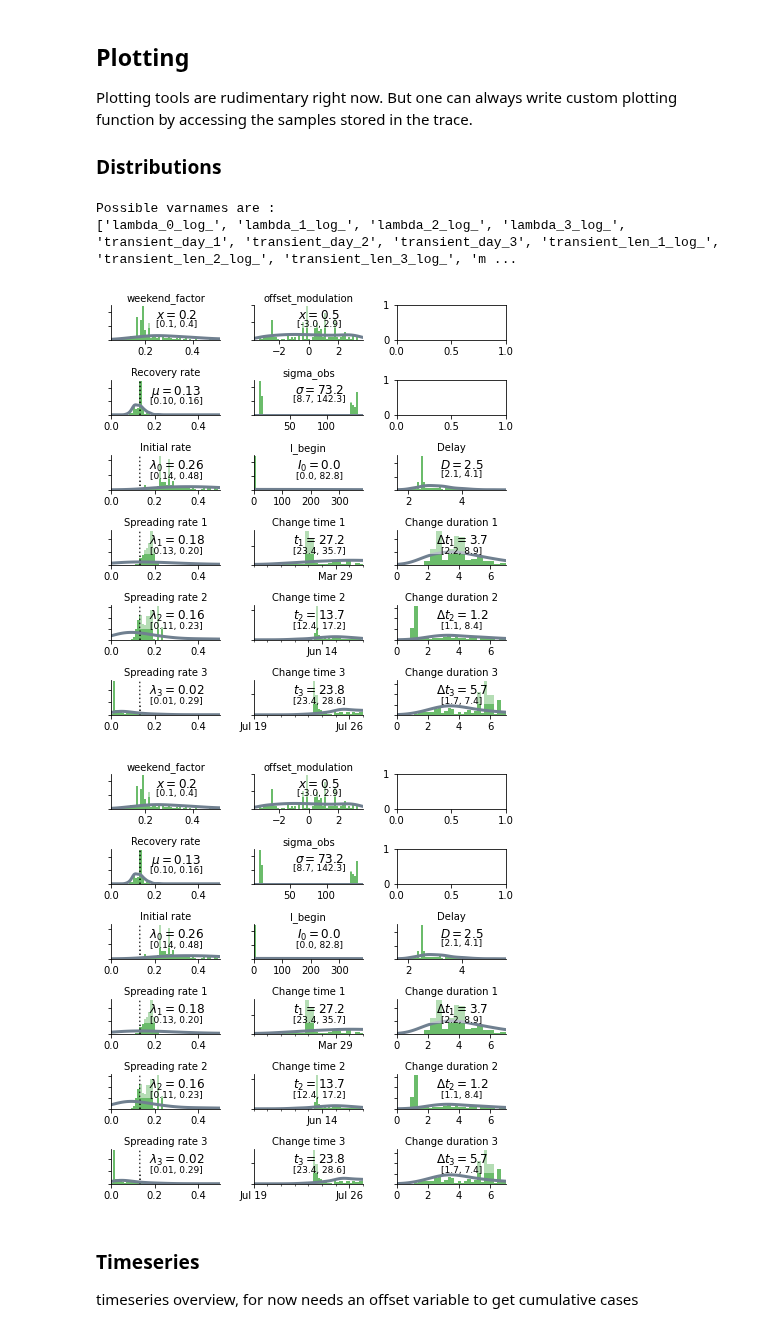
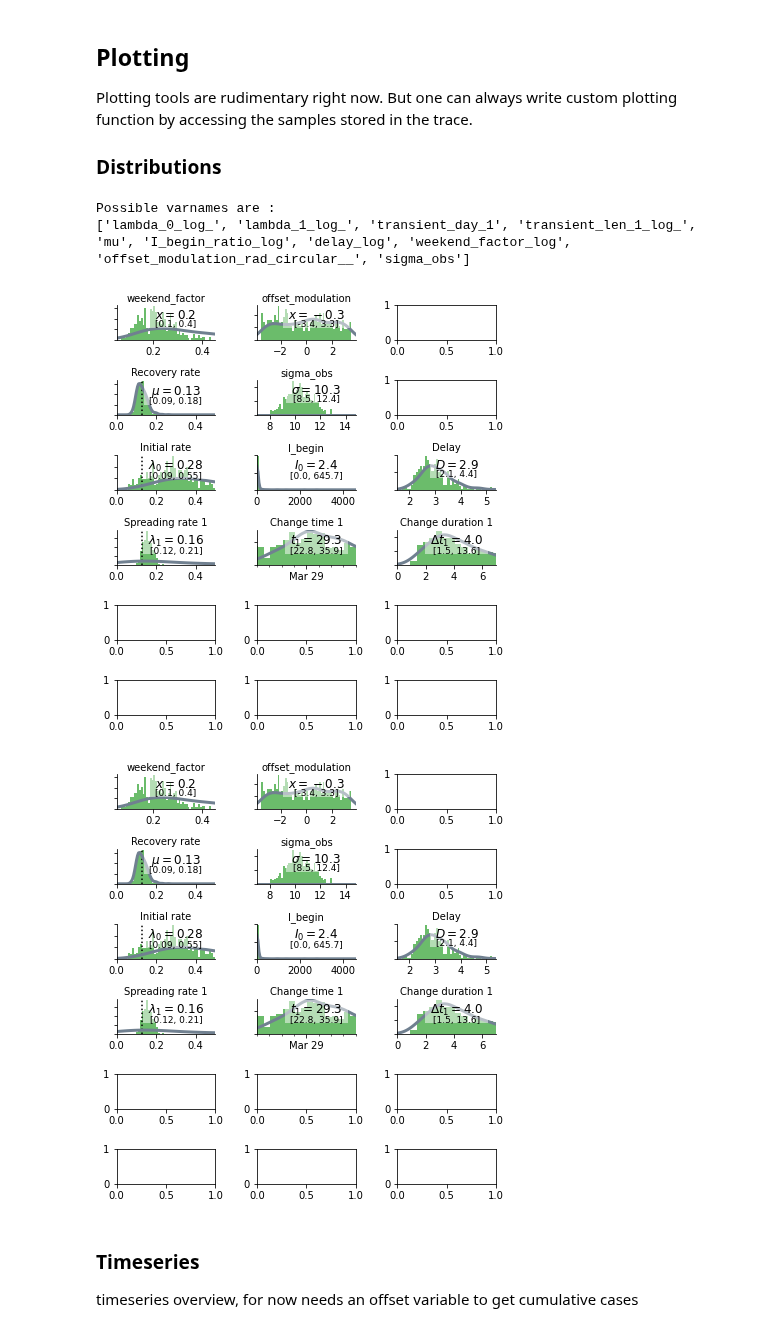
Before and after one commit to Patrick5455/Change-Point-Analysis-of-Covid19-Bayesian-Inference-SIR-SEIR-Modelling, a Jupyter notebook: dependencies/covid19_inference-master/scripts/interactive/example_one_bundesland.ipynb, the cells around one changed output. Cells and saved outputs as stored; diff of their text form; code cells hidden in the pictures.

```diff
--- a/dependencies/covid19_inference-master/scripts/interactive/example_one_bundesland.ipynb
+++ b/dependencies/covid19_inference-master/scripts/interactive/example_one_bundesland.ipynb
@@ -196,12 +219,12 @@ validation_data = working_data["2020-07-25":]
 # %%
 diff_data_sim = 16  # should be significantly larger than the expected delay, in
 # order to always fit the same number of data points.
-num_days_forecast = 7
+num_days_forecast = 8
 # %%
 # We set the priors for the changepoints here
-prior_date_mild_dist_begin = datetime.datetime(2020, 3, 16)
-prior_date_strong_dist_begin = datetime.datetime(2020, 6, 17)
-prior_date_contact_ban_begin = datetime.datetime(2020, 7, 19)
+prior_date_mild_dist_begin = datetime.datetime(2020, 3, 30) # partial lockdown
+# prior_date_strong_dist_begin = datetime.datetime(2020, 6, 17)
+# prior_date_contact_ban_begin = datetime.datetime(2020, 7, 19)
 # %%
 change_points = [
     dict(
@@ -210,18 +233,18 @@ change_points = [
         pr_median_lambda=0.2,
         pr_sigma_lambda=1,
     ),
-    dict(
-        pr_mean_date_transient=prior_date_strong_dist_begin,
-        pr_sigma_date_transient=1.5,
-        pr_median_lambda=1 / 8,
-        pr_sigma_lambda=1,
-    ),
-    dict(
-        pr_mean_date_transient=prior_date_contact_ban_begin,
-        pr_sigma_date_transient=1.5,
-        pr_median_lambda=1 / 8 / 2,
-        pr_sigma_lambda=1,
-    ),
+    # dict(
+    #     pr_mean_date_transient=prior_date_strong_dist_begin,
+    #     pr_sigma_date_transient=1.5,
+    #     pr_median_lambda=1 / 8,
+    #     pr_sigma_lambda=1,
+    # ),
+    # dict(
+    #     pr_mean_date_transient=prior_date_contact_ban_begin,
+    #     pr_sigma_date_transient=1.5,
+    #     pr_median_lambda=1 / 8 / 2,
+    #     pr_sigma_lambda=1,
+    # ),
 ]
 # %% [markdown]
 
@@ -366,37 +390,37 @@ by accessing the samples stored in the trace.
 # %%
 fig, axes = plt.subplots(6, 3, figsize=(6, 6.4));
 varnames = this_model.untransformed_freeRVs
 print("Possible varnames are :")
 print(varnames)
 for i, key in enumerate(
     # left column
-    ["weekend_factor", "mu", "lambda_0", "lambda_1", "lambda_2", "lambda_3"]
+    ["weekend_factor", "mu", "lambda_0", "lambda_1"] #"lambda_2", "lambda_3"]
 ):
     cov19.plot._distribution(this_model, model1, key, ax=axes[i, 0]) #replcae trace with model1
 for i, key in enumerate(
     # mid column
     [
         "offset_modulation",
         "sigma_obs",
         "I_begin",
         "transient_day_1",
-        "transient_day_2",
-        "transient_day_3",
+        #"transient_day_2",
+        #"transient_day_3",
     ]
 ):
     cov19.plot._distribution(this_model, model1, key, ax=axes[i, 1])
 for i, key in enumerate(
     # right column
-    ["delay", "transient_len_1", "transient_len_2", "transient_len_3",]
+    ["delay", "transient_len_1"] #"transient_len_2", "transient_len_3",]
 ):
     cov19.plot._distribution(this_model, model1, key, ax=axes[i + 2, 2])
 fig.tight_layout()
 fig #To print in jupyter notebook
 # %% [output]
 Possible varnames are :
-['lambda_0_log_', 'lambda_1_log_', 'lambda_2_log_', 'lambda_3_log_', 'transient_day_1', 'transient_day_2', 'transient_day_3', 'transient_len_1_log_', 'transient_len_2_log_', 'transient_len_3_log_', 'm ...
+['lambda_0_log_', 'lambda_1_log_', 'transient_day_1', 'transient_len_1_log_', 'mu', 'I_begin_ratio_log', 'delay_log', 'weekend_factor_log', 'offset_modulation_rad_circular__', 'sigma_obs']
-[figure, old version]
+[figure, new version]
-[figure, old version]
+[figure, new version]
 # %% [markdown]
 
 ### Timeseries
```
Also changed, not shown: parts of 10 cells of this notebook.
